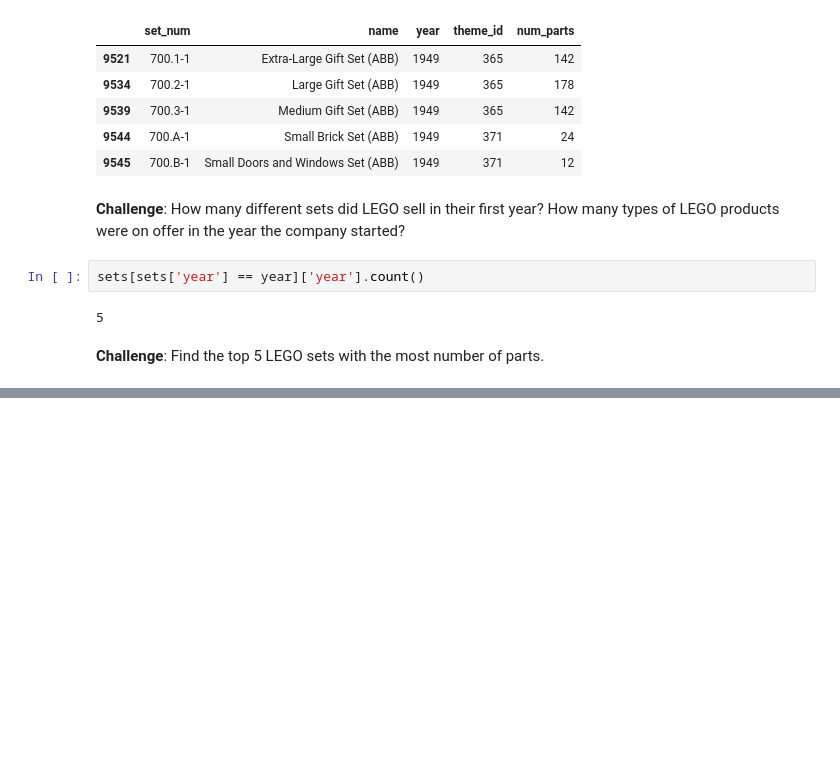
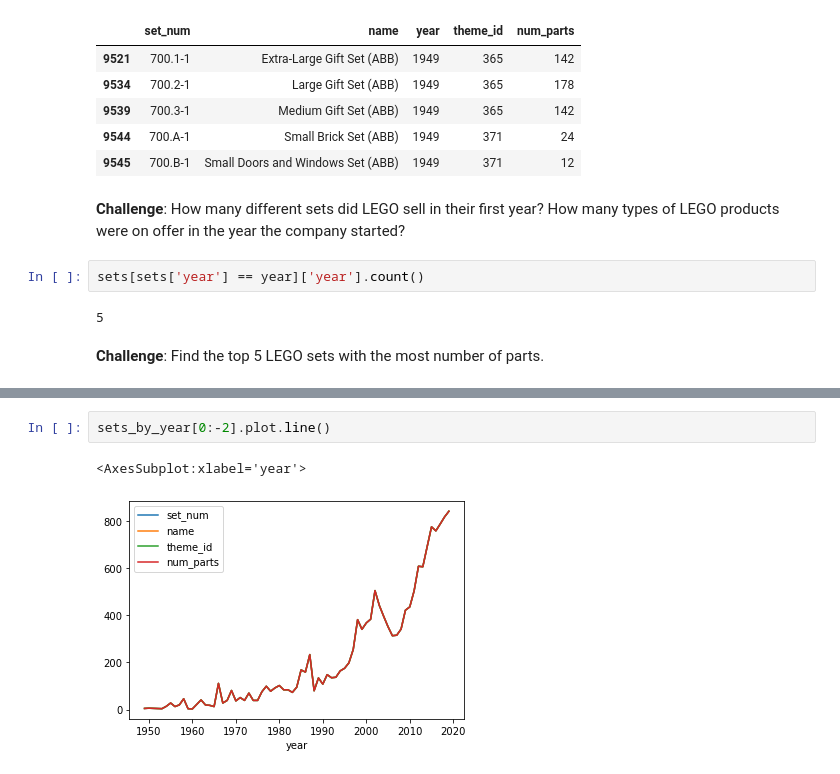
Before and after one commit to Joshua-Jenkins33/100DaysOfPython, a Jupyter notebook: 073_Day_73_Aggregate_and_Merge_Data_with_Pandas_LEGO_Dataset/LEGO.ipynb, the cells around one changed output, grey strips where cells are left out. Cells and saved outputs as stored; diff of their text form; blank space fills up the shorter version.

```diff
--- a/073_Day_73_Aggregate_and_Merge_Data_with_Pandas_LEGO_Dataset/LEGO.ipynb
+++ b/073_Day_73_Aggregate_and_Merge_Data_with_Pandas_LEGO_Dataset/LEGO.ipynb
@@ -120,0 +155,5 @@ sets.sort_values('num_parts', ascending=False).head(5)
+# %%
+sets_by_year[0:-2].plot.line()
+# %% [output]
+<AxesSubplot:xlabel='year'>
+[figure, added]
```
Also changed, not shown: parts of 6 cells of this notebook, 1 other file.
